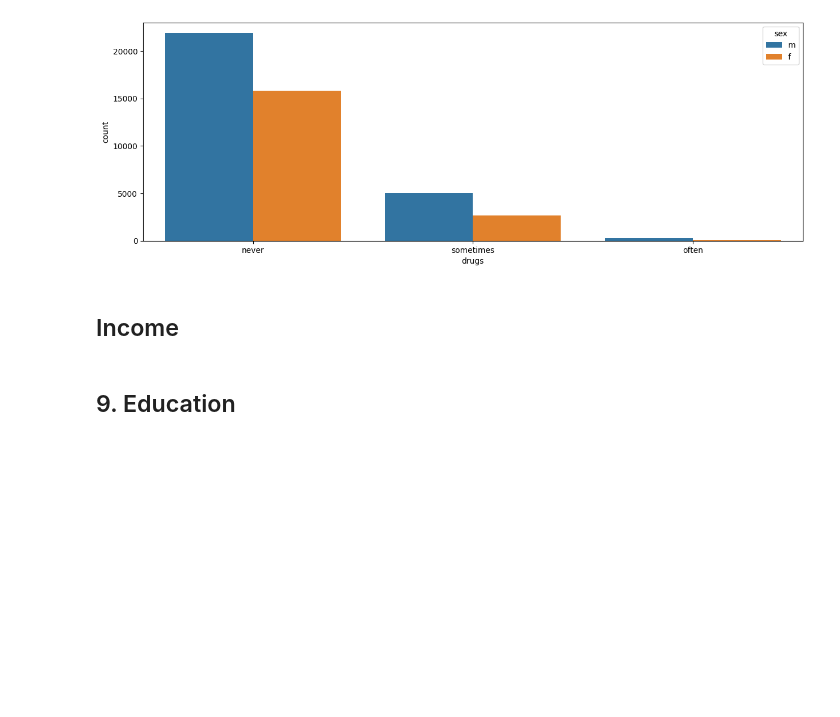
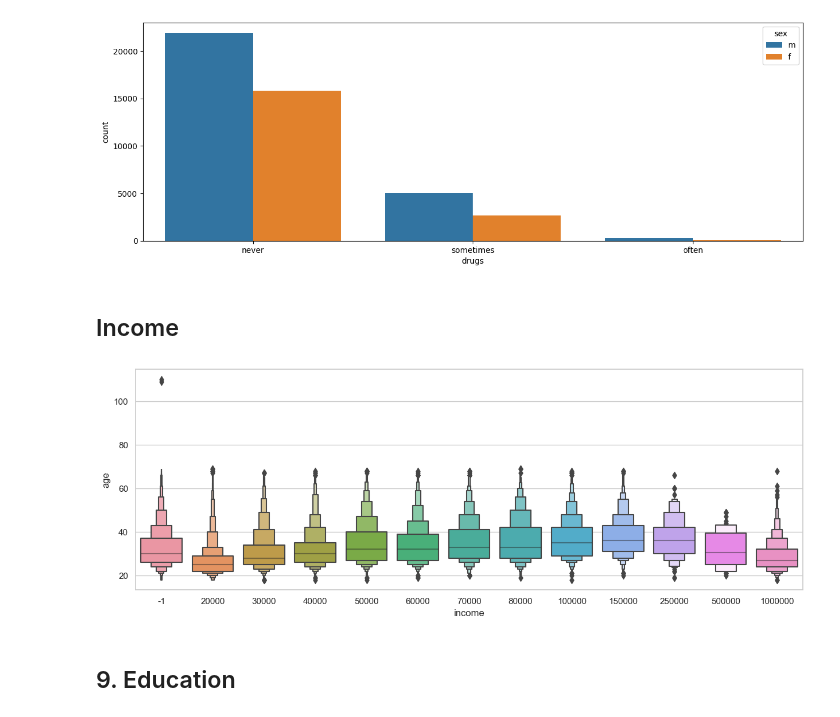
Before and after one commit to HR-Machine-Learning/HR_ML_Project1, a Jupyter notebook: src/Attributes analysis.ipynb, the cells around one changed output. Drawn from its saved outputs; the diff is of its cells as text; code cells hidden in the pictures; blank space fills up the shorter version.

```diff
--- a/src/Attributes analysis.ipynb
+++ b/src/Attributes analysis.ipynb
@@ -319,9 +319,12 @@ sns.countplot(x = 'drugs',
 # %% [markdown]
 ## Income
 # %%
-plt.figure(figsize=(15, 5))
+plt.figure(figsize = (15, 5))
 
-sns.set_theme(style="whitegrid")
+sns.set_theme(style = "whitegrid")
 
-sns.boxenplot(x="income", y="age",
-              data=data);
+sns.boxenplot(x = "income",
+              y = "age",
+              data = data);
+# %% [output]
+[figure, added]
```
Also changed, not shown: parts of 26 cells of this notebook.
